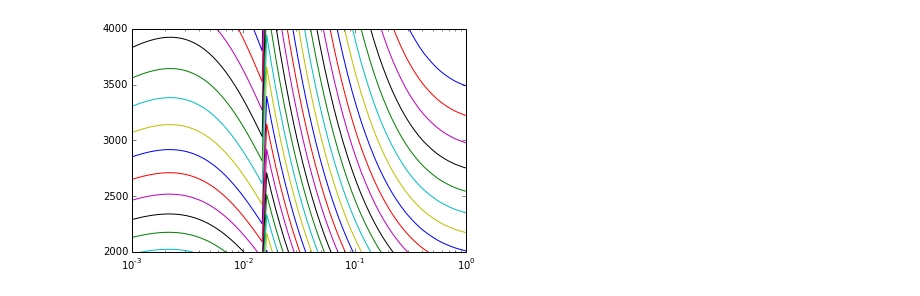
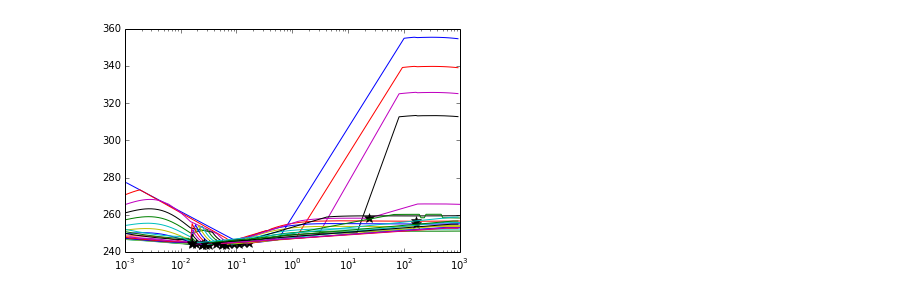
Before and after one commit to achiappo/FRESKA, a Jupyter notebook: simulationOM.ipynb, the cells around one changed output. Drawn from its saved outputs; the diff is of its cells as text; code cells hidden in the pictures.

```diff
--- a/simulationOM.ipynb
+++ b/simulationOM.ipynb
@@ -85,7 +83,6 @@ dv = Ev
 # %%
 A_array = np.array([Ri/I(Ri,rh) for Ri in R])
-r0_array = np.logspace(-4,4,200)
-#ra_array = np.logspace(-4,4,100)
-#I_array=np.zeros(shape=(len(A_array),len(ra_array),len(r0_array)))
-I_array=np.zeros(shape=(len(A_array),len(r0_array)))
+r0_array = np.logspace(-3,3,200)
+ra_array = np.logspace(-3,3,200)
+I_array=np.zeros(shape=(len(A_array),len(ra_array),len(r0_array)))
 # %%
@@ -121,24 +104,17 @@ end = time.time()
 # %%
 #np.save('IarrayOMCunP100_44',I_array)
-#I_array = np.load('IarrayOMCunP100_55.npy')
+I_array = np.load('Iarray100_33_200.npy')
 # %%
 cst = 8.*np.pi*4.3e-6
 # Likelihood definition (for free beta)
-'''
 def logLike(M0,i,j):
     I = cst*M0*I_array[:,i,j]
     S = dv**2.+I
     res = (np.log(S) + (v-u)**2./S).sum()
     return res/2.
-'''
-def logLike(M0,i):
-    I = cst*M0*I_array[:,i]
-    S = dv**2.+I
-    res = (np.log(S) + (v-u)**2./S).sum()
-    return res/2.
 # %%
 # |J-J(rho0,r0)| for J inversion (in log scale)
 log10Jrho1 = np.log10([Jfactor(D,np.inf,r0,1.,0.5) for r0 in r0_array])
 def deltaJ(log10rho0,log10J,j):
-    return abs(log10J-log10Jrho1[j]-2*log10rho0)
+    return np.absolute(log10J-log10Jrho1[j]-2*log10rho0)
 # %% [output]
@@ -154,32 +124,62 @@ def deltaJ(log10rho0,log10J,j):
 # %%
-J_array = np.linspace(15.,25.,100)
-LikeJ = np.zeros_like(r0_array)
+J_array = np.linspace(15,25,100)
+LikeJ = np.zeros_like(ra_array)
 J_new = np.empty([0])
 min_LikeJ = np.empty([0])
-div = np.size(r0_array)/10
-acc = 3#round(log10(np.size(R)),1)
-for J in J_array:
+min_ra_arr = np.empty([0])
+num = 10
+div = np.size(ra_array)/num
+for J in J_array:                                                # scan over an array of J values
+    LikeJbeta = np.empty([0])
+    r0_new = np.empty([0])
+    ra_new = np.empty([0])
     min_r0 = np.zeros(shape=(div,2))
-    for j,r0 in enumerate(r0_array):
-        log10rho0 = sciopt.minimize_scalar(deltaJ,args=(J,j)).x
-        LikeJ[j] = logLike(10**log10rho0*r0**3,j)
-    spline_LikeJ = interp(r0_array,LikeJ)
+    for j,r0 in enumerate(r0_array):                             # for each J scan over an array of r0 values
+        log10rho0 = sciopt.minimize_scalar(deltaJ,args=(J,j)).x  # for each r0 find the corresponding rho0 yielding J
+        min_ra = np.zeros(shape=(div,2))
+        for i,ra in enumerate(ra_array):                         # for each (r0,rho0) scan over ra parameter
+            LikeJ[i] = logLike(10**log10rho0*r0**3,i,j)          # evaluate the likelihood
+        interp_LikeBeta = interp(ra_array,LikeJ)                 # build the profile likelihood along ra
 
-    a, b = 0, div-1
-    for i in range(10):
-        loc_min_r0 = sciopt.minimize_scalar(spline_LikeJ,method='Bounded',bounds=(r0_array[a],r0_array[b]))
-        if (r0_array[a]+r0_array[a+1])/acc<loc_min_r0.x<(r0_array[b-1]+r0_array[b])/acc: # for 1000 stars change to 3
-            min_r0[i,:] = (loc_min_r0.x,loc_min_r0.fun)
-        a = b
-        b += div
+        a, b = 0, div-1
+        for i in range(num):                                     # adaptive minima finding routine along ra
+            loc_min_ra = sciopt.minimize_scalar(interp_LikeBeta,method='Bounded',bounds=(ra_array[a],ra_array[b]))
+            if ra_array[a+1]<loc_min_ra.x<ra_array[b-1]: min_ra[i,:] = (loc_min_ra.x,loc_min_ra.fun)
+            a = b
+            b += div
 
-    min_r0 = np.delete(min_r0,np.where(min_r0==0.),axis=0)
-    new_min_r0 = np.array([min_r0[i] for i in sorted(range(len(min_r0)),key = lambda k : min_r0[k,1])])
-    if new_min_r0.size!=0:
-        plt.semilogx(r0_array,spline_LikeJ(r0_array),label='J=%.2f'%J)
-        plt.plot(new_min_r0[0,0],new_min_r0[0,1],'*',markersize=10,c='k')
-        min_LikeJ = np.append(min_LikeJ,new_min_r0[0,1])
-        J_new = np.append(J_new,J)
-plt.ylim(2e3,4e3)
-plt.xlim(1e-3,1e0)
+        min_ra = np.delete(min_ra,np.where(min_ra==0.),axis=0)   # find the lowest minimum (in the ranges examined)
+        new_min_ra = np.array([min_ra[i] for i in sorted(range(len(min_ra)),key = lambda k : min_ra[k,1])])
+        if new_min_ra.size!=0:
+            #plt.semilogx(ra_array,interp_LikeBeta(ra_array),label='J=%.2f'%J)
+            #plt.plot(new_min_ra[0,0],new_min_ra[0,1],'*',markersize=10,c='k')
+            LikeJbeta = np.append(LikeJbeta,new_min_ra[0,1])
+            ra_new = np.append(ra_new,new_min_ra[0,0])
+            r0_new = np.append(r0_new,r0)
+
+    if np.size(r0_new)>num*2:
+        interp_ra = interp(r0_new,ra_new)
+        interp_LikeJ = interp(r0_new,LikeJbeta)                  # build the profile likelihood along r0
+
+        div2 = np.size(r0_new)/num
+        c, d = 0, div2-1
+        for i in range(num):                                     # adaptive minima finding routine along r0
+            loc_min_r0 = sciopt.minimize_scalar(interp_LikeJ,method='Bounded',bounds=(r0_new[c],r0_new[d]))
+            if r0_new[c+1]<loc_min_r0.x<r0_new[d-1]:
+                min_r0[i,:] = (loc_min_r0.x,loc_min_r0.fun)
+            c = d
+            d += div2
+
+        min_r0 = np.delete(min_r0,np.where(min_r0==0.),axis=0)   # find the lowest minimum (in the ranges examined)
+        new_min_r0 = np.array([min_r0[i] for i in sorted(range(len(min_r0)),key = lambda k : min_r0[k,1])])
+        if new_min_r0.size!=0:
+            plt.semilogx(r0_new,interp_LikeJ(r0_new),label='J=%.2f'%J)
+            plt.plot(new_min_r0[0,0],new_min_r0[0,1],'*',markersize=10,c='k')
+            min_ra_arr = np.append(min_ra_arr,interp_ra(new_min_r0[0,0]))
+            min_LikeJ = np.append(min_LikeJ,new_min_r0[0,1])
+            J_new = np.append(J_new,J)
+
+#plt.ylim(347,349)
+#plt.xlim(1e2,2e2)
+#plt.legend(bbox_to_anchor=(1.4,1)
 # %% [output]
@@ -187 +186 @@ plt.xlim(1e-3,1e0)
-[figure, old version]
+[figure, new version]
```
Also changed, not shown: parts of 17 cells of this notebook.
